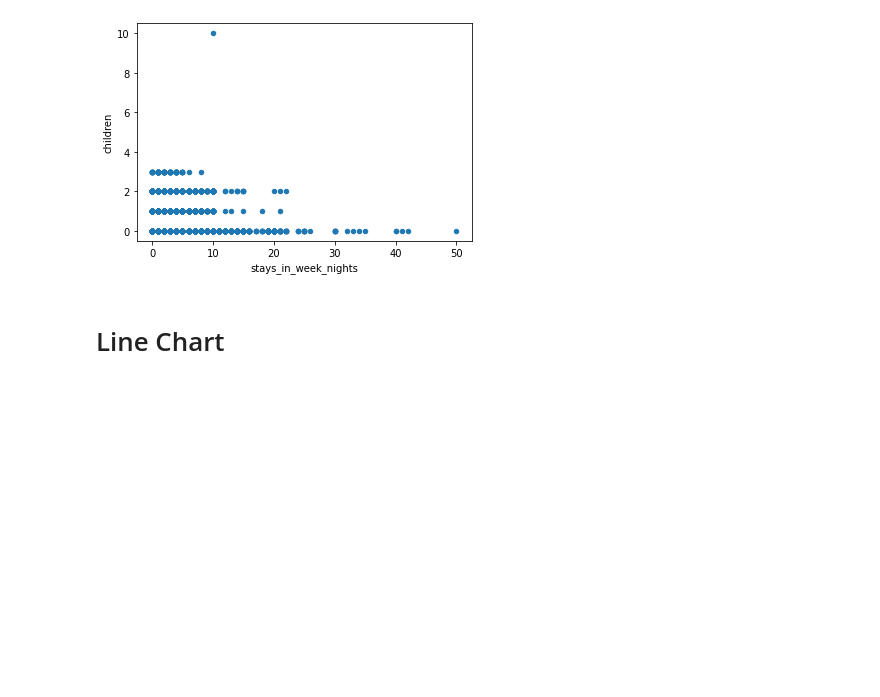
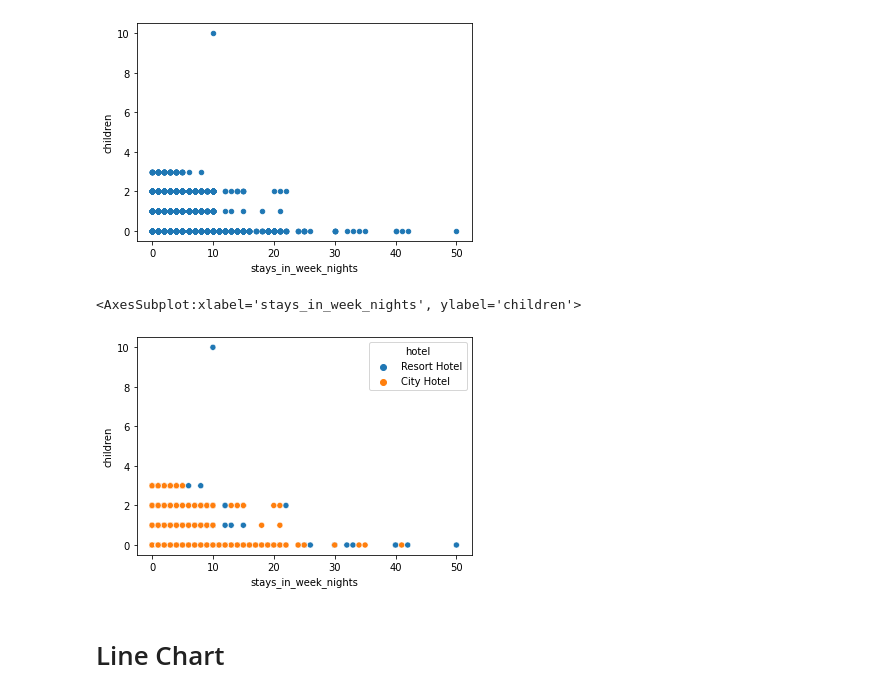
Before and after one commit to woz-u/DS-Student-Resources, a Jupyter notebook: DS104-Data-Wrangling-and-Visualization/Workshops/11-Final-Project-in-Python/Final-Project-in-Python-Hotels.ipynb, the cells around one changed output. Drawn from its saved outputs; the diff is of its cells as text; code cells hidden in the pictures; blank space fills up the shorter version.

```diff
--- a/DS104-Data-Wrangling-and-Visualization/Workshops/11-Final-Project-in-Python/Final-Project-in-Python-Hotels.ipynb
+++ b/DS104-Data-Wrangling-and-Visualization/Workshops/11-Final-Project-in-Python/Final-Project-in-Python-Hotels.ipynb
@@ -114,5 +120,10 @@ hotels.plot.scatter(x='stays_in_week_nights', y='children')
 # %% [output]
 <AxesSubplot:xlabel='stays_in_week_nights', ylabel='children'>
 [figure]
+# %%
+sns.scatterplot(data=hotels, x='stays_in_week_nights', y='children', hue='hotel')
+# %% [output]
+<AxesSubplot:xlabel='stays_in_week_nights', ylabel='children'>
+[figure, added]
 # %% [markdown]
 # Line Chart
```
Also changed, not shown: parts of 6 cells of this notebook.
